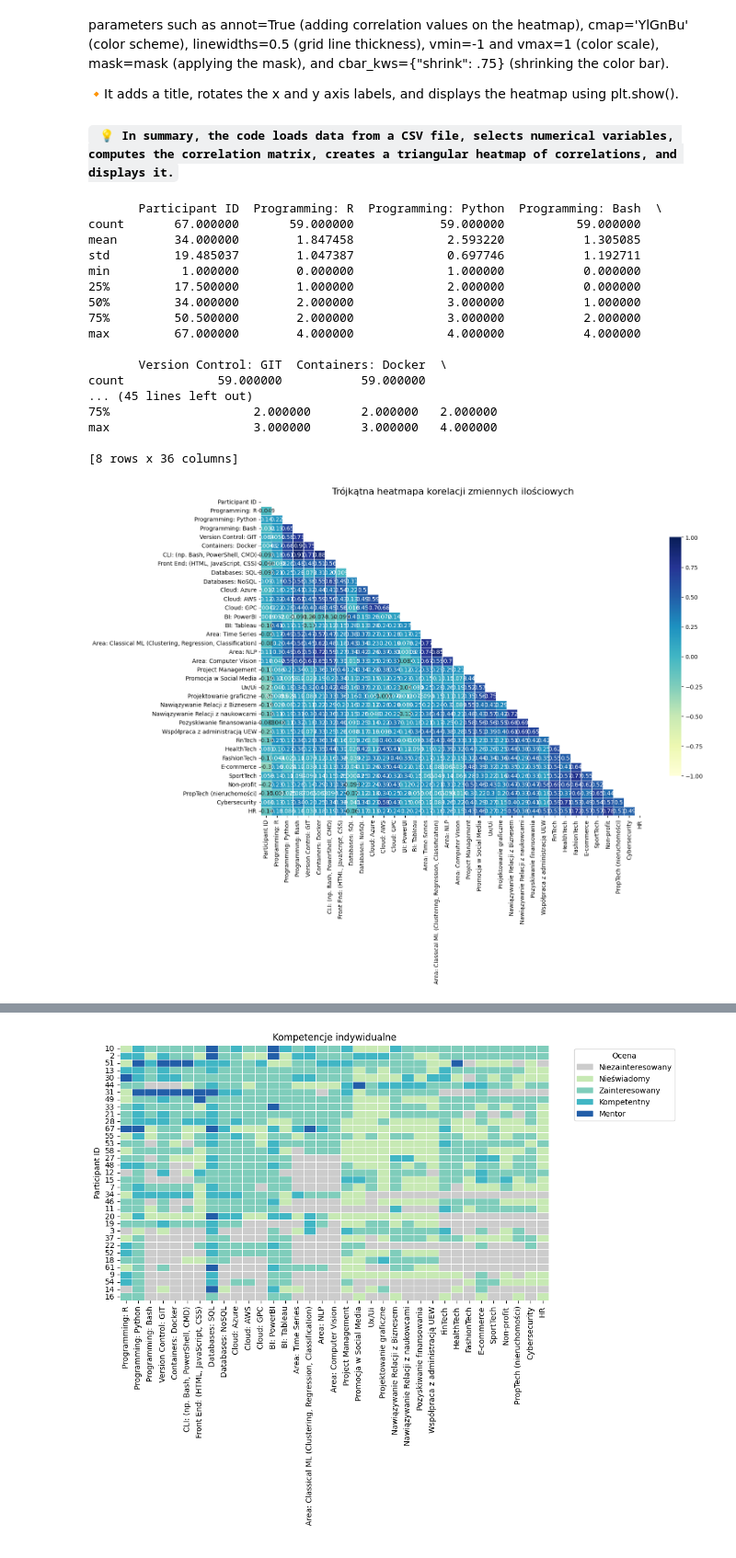
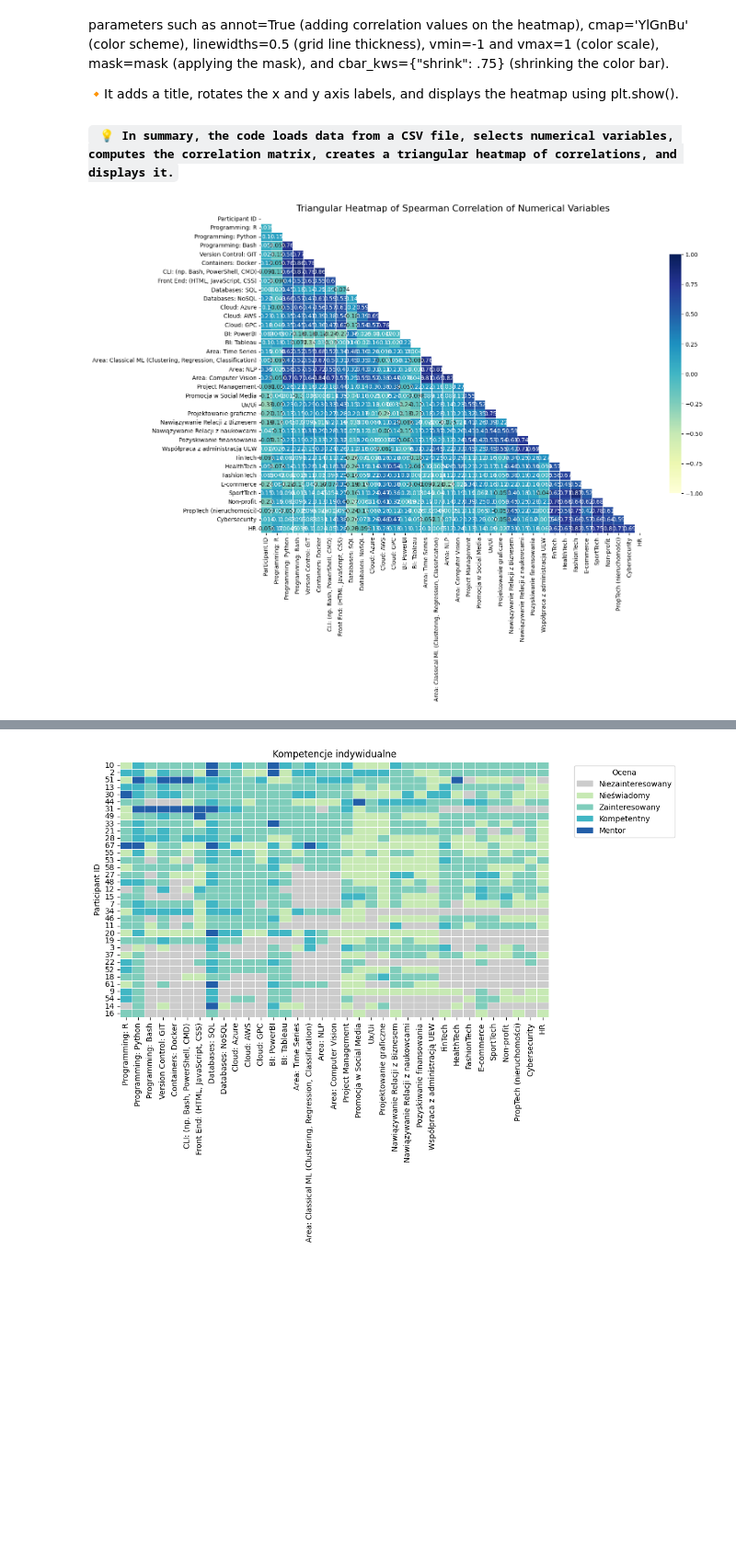
Before and after one commit to Zdanekk/Projekt-people-analytics, a Jupyter notebook: notebooks/03_ExploratoryDataAnalysis.ipynb, the cells around one changed output, grey strips where cells are left out. Shown at 92% size. Cells and saved outputs as stored; diff of their text form; code cells hidden in the pictures; blank space fills up the shorter version.

```diff
--- a/notebooks/03_ExploratoryDataAnalysis.ipynb
+++ b/notebooks/03_ExploratoryDataAnalysis.ipynb
@@ -91,45 +92,26 @@ plt.show()
 # %%
 # Wczytanie danych z pliku Excel
 current_file_path = Path(__name__).resolve()
 parent_directory_path = current_file_path.parent.parent
 
 input_file_path = parent_directory_path / "data" / "03_Processed" / "Filtered_Selected_Features.csv"
 data_filtered = pd.read_csv(input_file_path)
 
-# Analiza korelacji zmiennych ilościowych
+# Select numerical columns for correlation analysis
 numerical_data = data_filtered.select_dtypes(include=['number'])
 
-# Sprawdzenie danych po filtracji
-print(numerical_data.describe())
+# Create a triangular heatmap of Spearman correlation
+correlation_matrix = numerical_data.corr(method="spearman")
 
-# Tworzenie trójkątnej heatmapy korelacji
-correlation_matrix = numerical_data.corr()
-
-# Maskowanie górnej trójkątnej części macierzy
+# Mask the upper triangle of the correlation matrix
 mask = np.triu(np.ones_like(correlation_matrix, dtype=bool))
 
+# Plotting the heatmap
 plt.figure(figsize=(15, 10))
 sns.heatmap(correlation_matrix, annot=True, cmap='YlGnBu', linewidths=0.5, vmin=-1, vmax=1, mask=mask, cbar_kws={"shrink": .75})
-plt.title('Trójkątna heatmapa korelacji zmiennych ilościowych', fontsize=16)
+plt.title('Triangular Heatmap of Spearman Correlation of Numerical Variables', fontsize=16)
 plt.xticks(rotation=90, fontsize=10)
 plt.yticks(fontsize=10)
 plt.show()
 # %% [output]
-       Participant ID  Programming: R  Programming: Python  Programming: Bash  \
-count       67.000000       59.000000            59.000000          59.000000
-mean        34.000000        1.847458             2.593220           1.305085
-std         19.485037        1.047387             0.697746           1.192711
-min          1.000000        0.000000             1.000000           0.000000
-25%         17.500000        1.000000             2.000000           0.000000
-50%         34.000000        2.000000             3.000000           1.000000
-75%         50.500000        2.000000             3.000000           2.000000
-max         67.000000        4.000000             4.000000           4.000000
-
-       Version Control: GIT  Containers: Docker  \
-count             59.000000           59.000000
-... (45 lines left out)
-75%                    2.000000       2.000000   2.000000
-max                    3.000000       3.000000   4.000000
-
-[8 rows x 36 columns]
-[figure, old version]
+[figure, new version]
```
Also changed, not shown: parts of 5 cells of this notebook, 2 other files.
